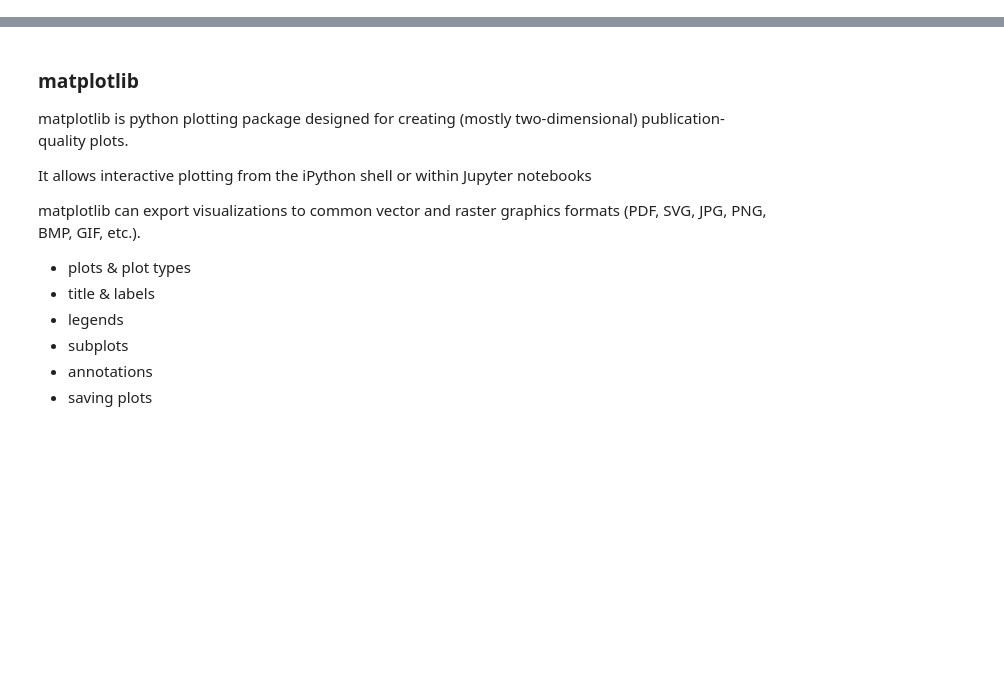
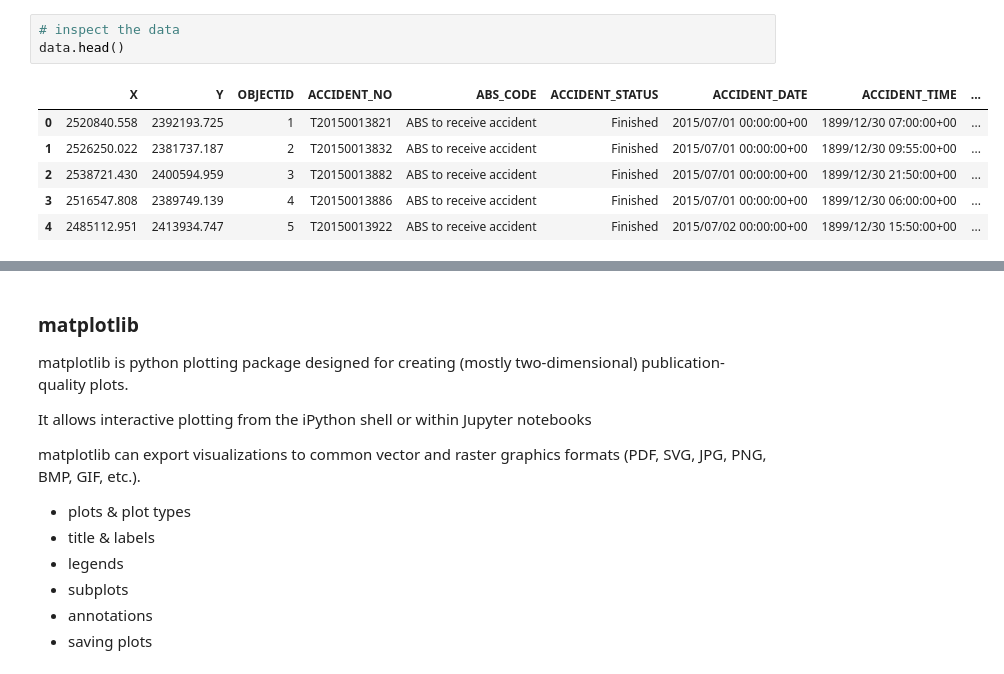
Before and after one commit to brendenwest/ad450, a Jupyter notebook: 4_data_visualization.ipynb, the cells around one changed output, grey strips where cells are left out. Drawn from its saved outputs; the diff is of its cells as text; blank space fills up the shorter version.

```diff
--- a/4_data_visualization.ipynb
+++ b/4_data_visualization.ipynb
@@ -52,0 +93,10 @@
+# %%
+# inspect the data
+data.head()
+# %% [output]
+|  | X | Y | OBJECTID | ACCIDENT_NO | ABS_CODE | ACCIDENT_STATUS | ACCIDENT_DATE | ACCIDENT_TIME | ... |
+| 0 | 2520840.558 | 2392193.725 | 1 | T20150013821 | ABS to receive accident | Finished | 2015/07/01 00:00:00+00 | 1899/12/30 07:00:00+00 | ... |
+| 1 | 2526250.022 | 2381737.187 | 2 | T20150013832 | ABS to receive accident | Finished | 2015/07/01 00:00:00+00 | 1899/12/30 09:55:00+00 | ... |
+| 2 | 2538721.430 | 2400594.959 | 3 | T20150013882 | ABS to receive accident | Finished | 2015/07/01 00:00:00+00 | 1899/12/30 21:50:00+00 | ... |
+| 3 | 2516547.808 | 2389749.139 | 4 | T20150013886 | ABS to receive accident | Finished | 2015/07/01 00:00:00+00 | 1899/12/30 06:00:00+00 | ... |
+| 4 | 2485112.951 | 2413934.747 | 5 | T20150013922 | ABS to receive accident | Finished | 2015/07/02 00:00:00+00 | 1899/12/30 15:50:00+00 | ... |
```
Also changed, not shown: parts of 22 cells of this notebook.
